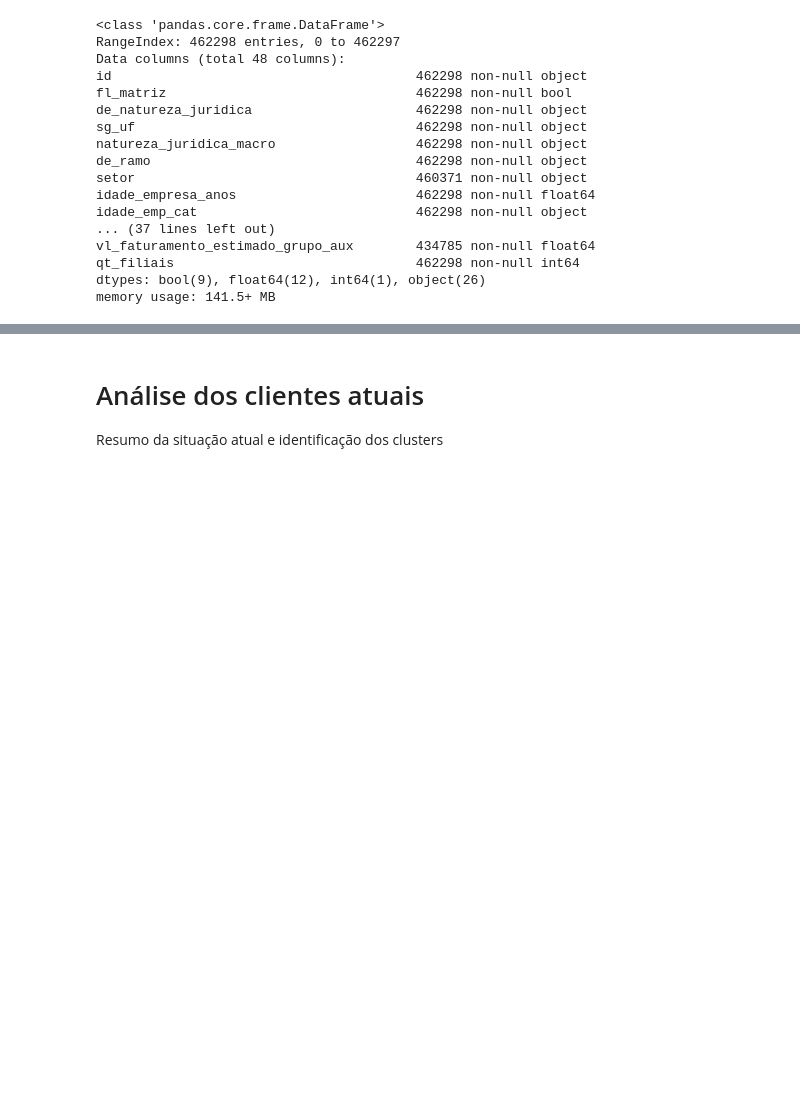
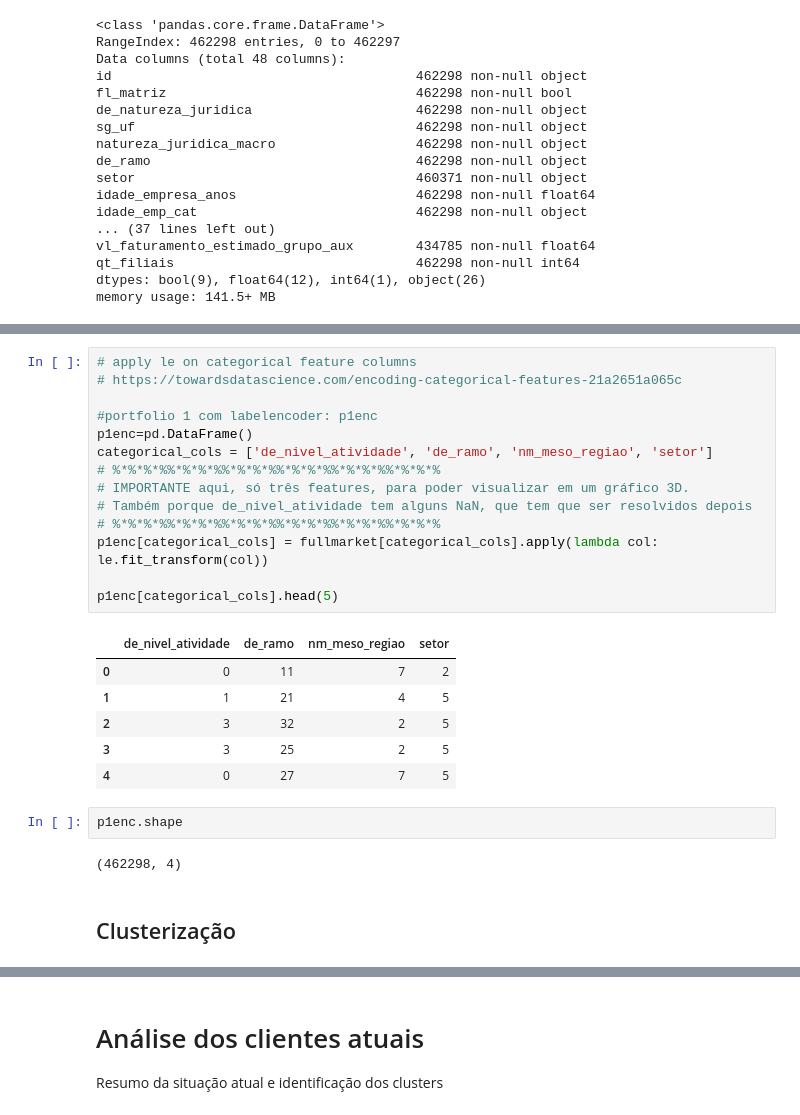
Before and after one commit to codenation-dev/squad-1-ad-data-science-1, a Jupyter notebook: recommender_system_squad_1/Recommendation_system_for_Neoway.ipynb, the cells around one changed output, grey strips where cells are left out. Saved outputs shown, nothing was run; the diff lists cells and outputs as text; blank space fills up the shorter version.

```diff
--- a/recommender_system_squad_1/Recommendation_system_for_Neoway.ipynb
+++ b/recommender_system_squad_1/Recommendation_system_for_Neoway.ipynb
@@ -39,0 +94,27 @@ memory usage: 141.5+ MB
+# %%
+# apply le on categorical feature columns
+# https://towardsdatascience.com/encoding-categorical-features-21a2651a065c
+
+#portfolio 1 com labelencoder: p1enc
+p1enc=pd.DataFrame()
+categorical_cols = ['de_nivel_atividade', 'de_ramo', 'nm_meso_regiao', 'setor']
+# %*%*%*%%*%*%*%%*%*%*%%*%*%*%%*%*%*%%*%*%*%
+# IMPORTANTE aqui, só três features, para poder visualizar em um gráfico 3D.
+# Também porque de_nivel_atividade tem alguns NaN, que tem que ser resolvidos depois
+# %*%*%*%%*%*%*%%*%*%*%%*%*%*%%*%*%*%%*%*%*%
+p1enc[categorical_cols] = fullmarket[categorical_cols].apply(lambda col: le.fit_transform(col))
+
+p1enc[categorical_cols].head(5)
+# %% [output]
+|  | de_nivel_atividade | de_ramo | nm_meso_regiao | setor |
+| 0 | 0 | 11 | 7 | 2 |
+| 1 | 1 | 21 | 4 | 5 |
+| 2 | 3 | 32 | 2 | 5 |
+| 3 | 3 | 25 | 2 | 5 |
+| 4 | 0 | 27 | 7 | 5 |
+# %%
+p1enc.shape
+# %% [output]
+(462298, 4)
+# %% [markdown]
+## Clusterização
```
Also changed, not shown: parts of 19 cells of this notebook.
